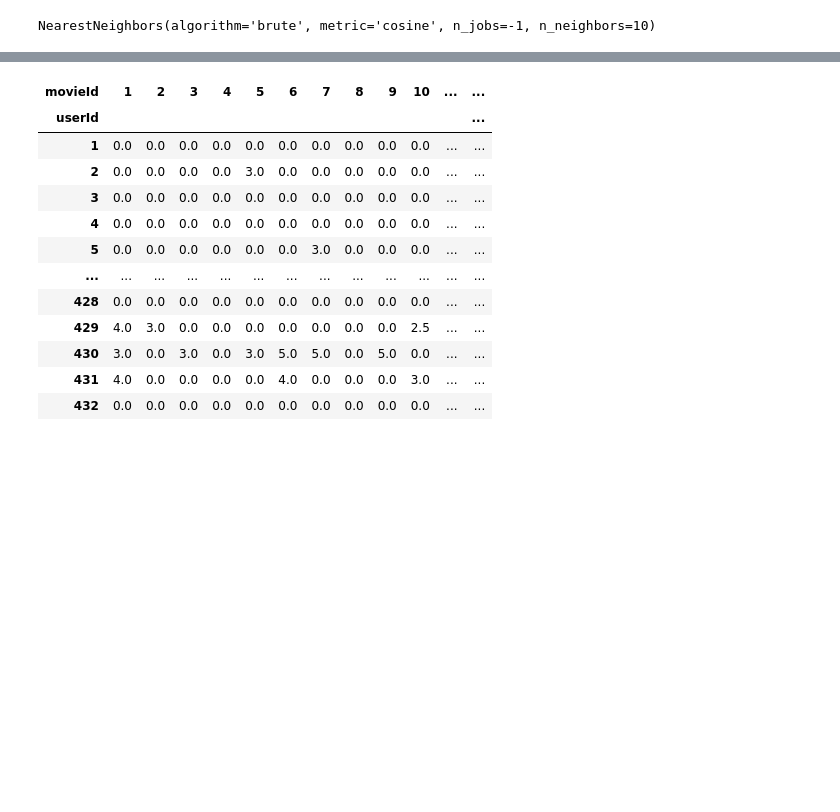
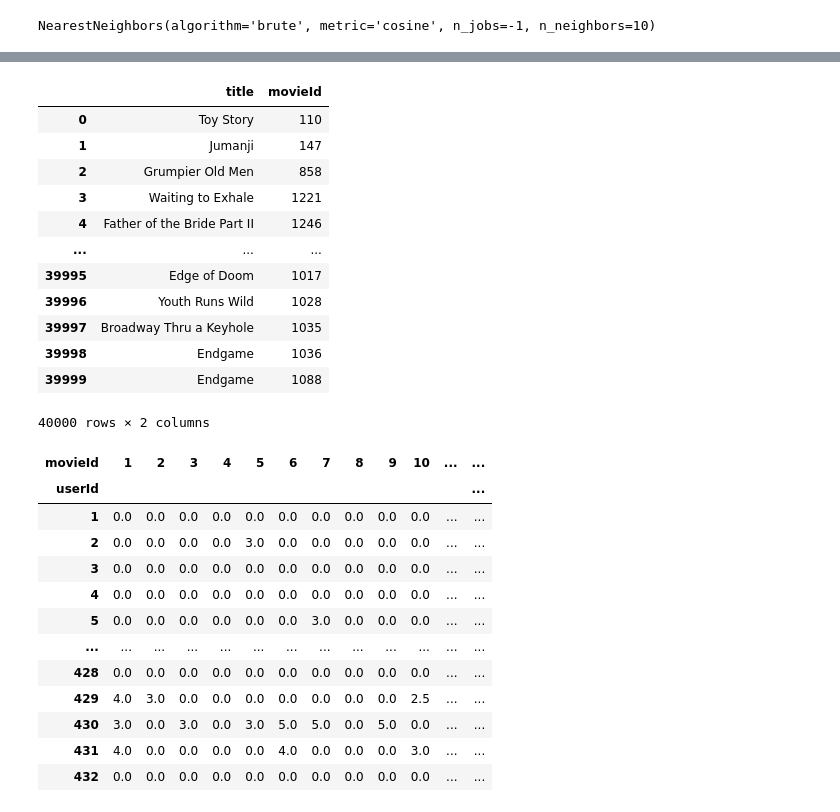
Before and after one commit to UttkarshM/Movie_RecommendationSystem, a Jupyter notebook: Collaborative_Filtering_Movies_kaggleipynb.ipynb, the cells around one changed output, grey strips where cells are left out. Drawn from its saved outputs; the diff is of its cells as text; code cells hidden in the pictures; blank space fills up the shorter version.

```diff
--- a/Collaborative_Filtering_Movies_kaggleipynb.ipynb
+++ b/Collaborative_Filtering_Movies_kaggleipynb.ipynb
@@ -171,6 +143,10 @@ user_item_matrix
 | 431 | 4.0 | 0.0 | 0.0 | 0.0 | 0.0 | 4.0 | 0.0 | 0.0 | 0.0 | 3.0 | ... | ... |
 | 432 | 0.0 | 0.0 | 0.0 | 0.0 | 0.0 | 0.0 | 0.0 | 0.0 | 0.0 | 0.0 | ... | ... |
 432 rows × 5719 columns
+# %%
+movie_data = movie_data[:40000]
+# %%
+movie_data = movie_data.dropna(0)
 # %%
 user_item_matrix.shape
 # %% [output]
@@ -211,0 +249,16 @@ def movie_recommender_engine1(movie_name, matrix, cf_model, n_recs):
+# %%
+movie_data[['title','movieId']]
+# %% [output]
+|  | title | movieId |
+| 0 | Toy Story | 110 |
+| 1 | Jumanji | 147 |
+| 2 | Grumpier Old Men | 858 |
+| 3 | Waiting to Exhale | 1221 |
+| 4 | Father of the Bride Part II | 1246 |
+| ... | ... | ... |
+| 39995 | Edge of Doom | 1017 |
+| 39996 | Youth Runs Wild | 1028 |
+| 39997 | Broadway Thru a Keyhole | 1035 |
+| 39998 | Endgame | 1036 |
+| 39999 | Endgame | 1088 |
+40000 rows × 2 columns
```
Also changed, not shown: parts of 27 cells of this notebook.
